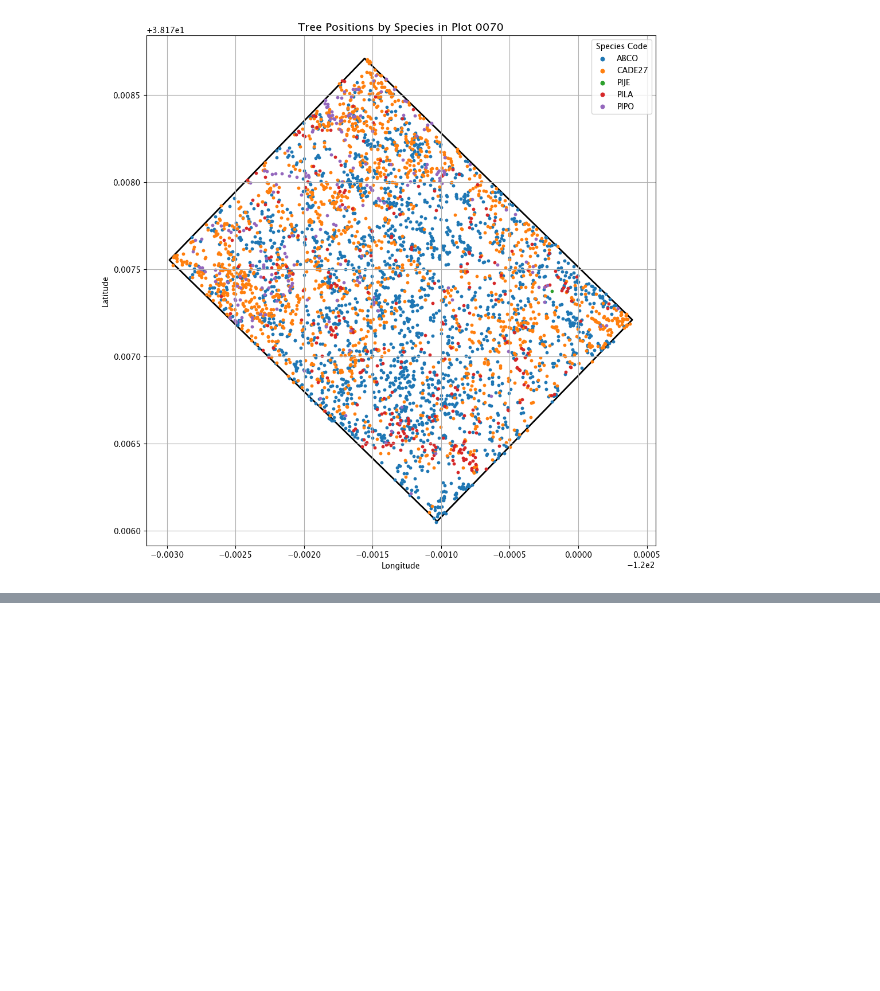
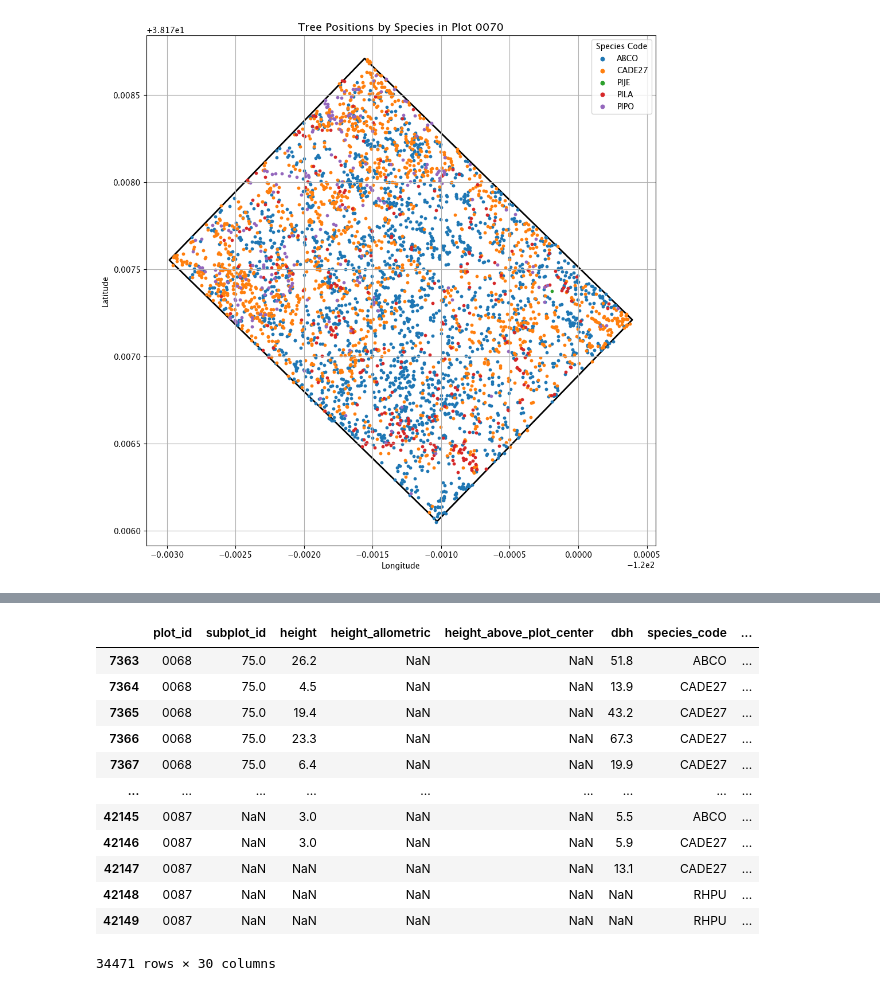
Before and after one commit to dangause/rs-hsi-botany, a Jupyter notebook: notebooks/ofo_eda.ipynb, the cells around one changed output, grey strips where cells are left out. Cells and saved outputs as stored; diff of their text form; code cells hidden in the pictures; blank space fills up the shorter version.

```diff
--- a/notebooks/ofo_eda.ipynb
+++ b/notebooks/ofo_eda.ipynb
@@ -461,0 +837,16 @@ See: https://matplotlib.org/stable/tutorials/intermediate/legend_guide.html#impl
+# %%
+ofo_trees_df[ofo_trees_df.plot_id.isin(list(large_plots_df.plot_id))]
+# %% [output]
+|  | plot_id | subplot_id | height | height_allometric | height_above_plot_center | dbh | species_code | ... |
+| 7363 | 0068 | 75.0 | 26.2 | NaN | NaN | 51.8 | ABCO | ... |
+| 7364 | 0068 | 75.0 | 4.5 | NaN | NaN | 13.9 | CADE27 | ... |
+| 7365 | 0068 | 75.0 | 19.4 | NaN | NaN | 43.2 | CADE27 | ... |
+| 7366 | 0068 | 75.0 | 23.3 | NaN | NaN | 67.3 | CADE27 | ... |
+| 7367 | 0068 | 75.0 | 6.4 | NaN | NaN | 19.9 | CADE27 | ... |
+| ... | ... | ... | ... | ... | ... | ... | ... | ... |
+| 42145 | 0087 | NaN | 3.0 | NaN | NaN | 5.5 | ABCO | ... |
+| 42146 | 0087 | NaN | 3.0 | NaN | NaN | 5.9 | CADE27 | ... |
+| 42147 | 0087 | NaN | NaN | NaN | NaN | 13.1 | CADE27 | ... |
+| 42148 | 0087 | NaN | NaN | NaN | NaN | NaN | RHPU | ... |
+| 42149 | 0087 | NaN | NaN | NaN | NaN | NaN | RHPU | ... |
+34471 rows × 30 columns
```
Also changed, not shown: parts of 25 cells of this notebook.
